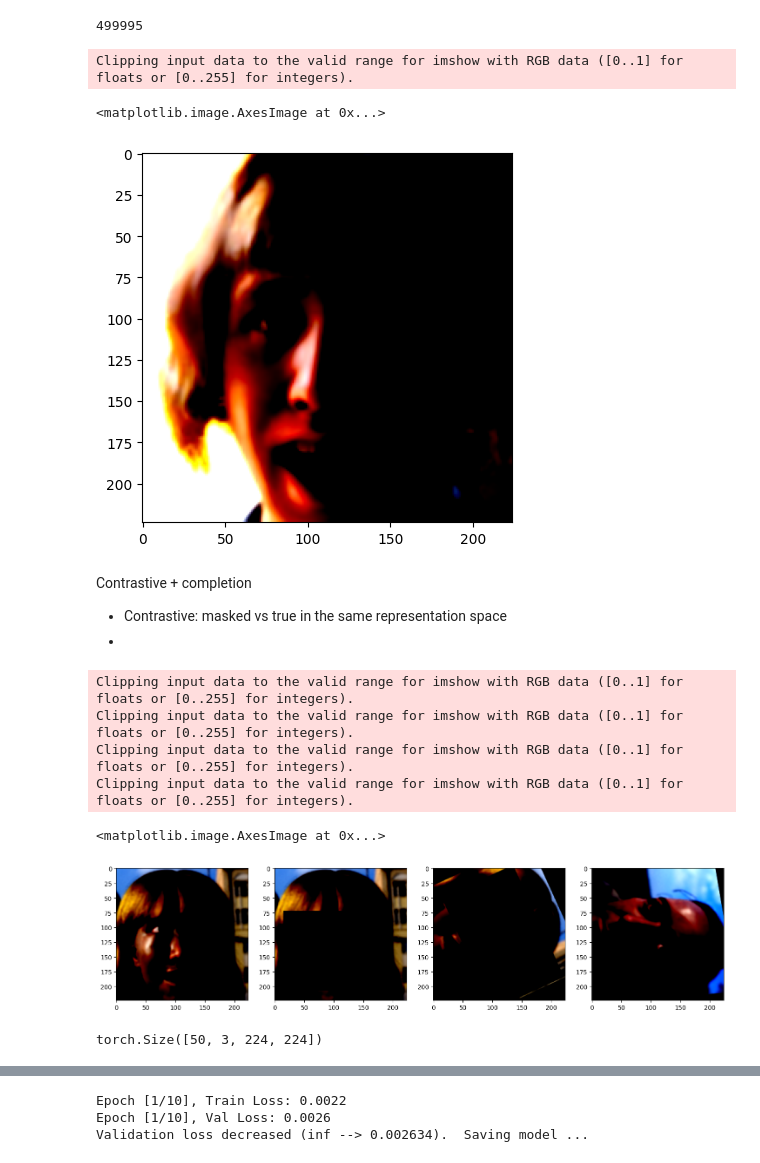
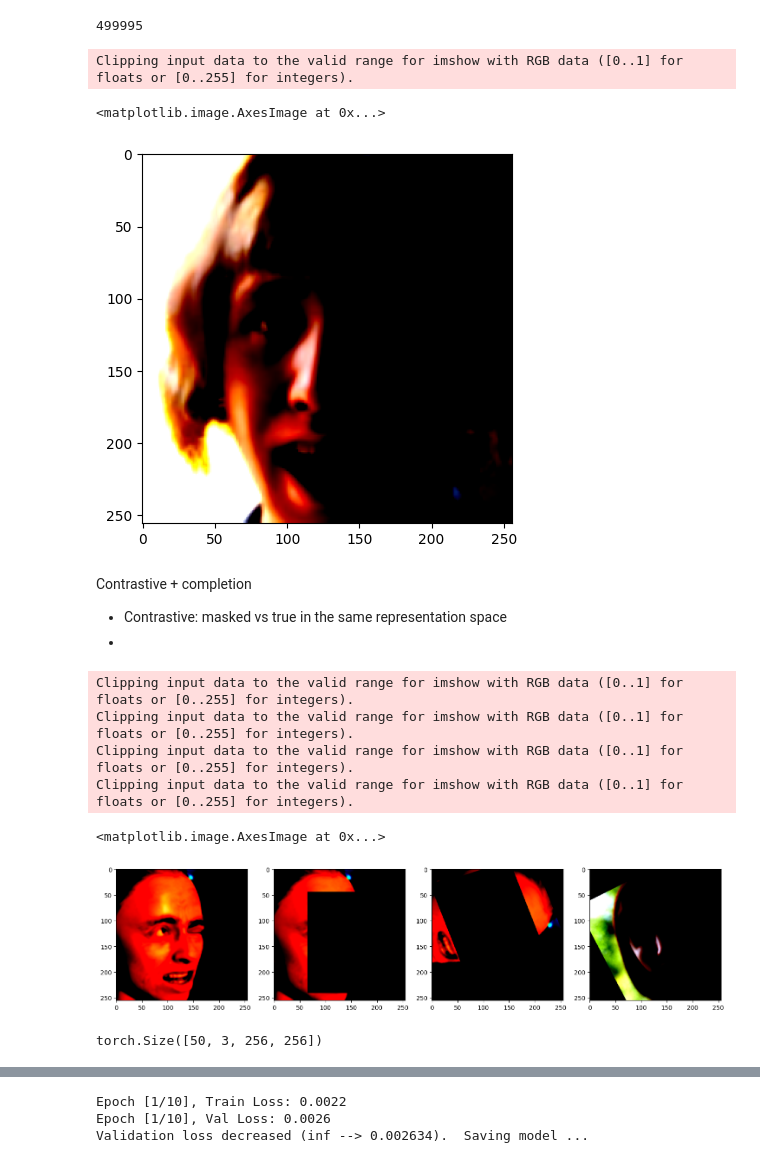
Before and after one commit to madhava20217/Realtime-Masked-Face-Unmasker, a Jupyter notebook: Reconstruction/swinT reconstruction.ipynb, the cells around one changed output, grey strips where cells are left out. Saved outputs shown, nothing was run; the diff lists cells and outputs as text; code cells hidden in the pictures.

```diff
--- a/Reconstruction/swinT reconstruction.ipynb
+++ b/Reconstruction/swinT reconstruction.ipynb
@@ -45,24 +45,24 @@ len(files)
 # %% [output]
 499995
 # %%
-sizes = (224, 224)
+sizes = (256, 256)
 
 rescale_transform = transforms.Compose([
     transforms.ToTensor(),
     transforms.Resize(sizes, antialias= False),
     transforms.Normalize(
         # mean = 0, std = 1
         mean =[0.485, 0.456, 0.406],
         std = [0.229, 0.224, 0.225]
     )
 ])
 
 img = rescale_transform(Image.open(files[0]).convert("RGB")).permute(1, 2, 0).numpy()
 plt.imshow(img)
 # %% [output]
 Clipping input data to the valid range for imshow with RGB data ([0..1] for floats or [0..255] for integers).
 <matplotlib.image.AxesImage at 0x...>
-[figure, old version]
+[figure, new version]
 # %% [markdown]
 Contrastive + completion
 
@@ -163,7 +163,7 @@ Clipping input data to the valid range for imshow with RGB data ([0..1] for floa
 Clipping input data to the valid range for imshow with RGB data ([0..1] for floats or [0..255] for integers).
 Clipping input data to the valid range for imshow with RGB data ([0..1] for floats or [0..255] for integers).
 <matplotlib.image.AxesImage at 0x...>
-[figure, old version]
+[figure, new version]
 # %%
 BATCH_SIZE = 50
 
@@ -219,8 +219,8 @@ class EarlyStopping:
 #         out = F.sigmoid(out)
 #         return out
 # %%
-for x, y, z in train_dataloader:
-    print(x.shape)
+for a, b, c, d in train_dataloader:
+    print(a.shape)
     break
 # %% [output]
-torch.Size([50, 3, 224, 224])
+torch.Size([50, 3, 256, 256])
```
Also changed, not shown: parts of 5 cells of this notebook.
